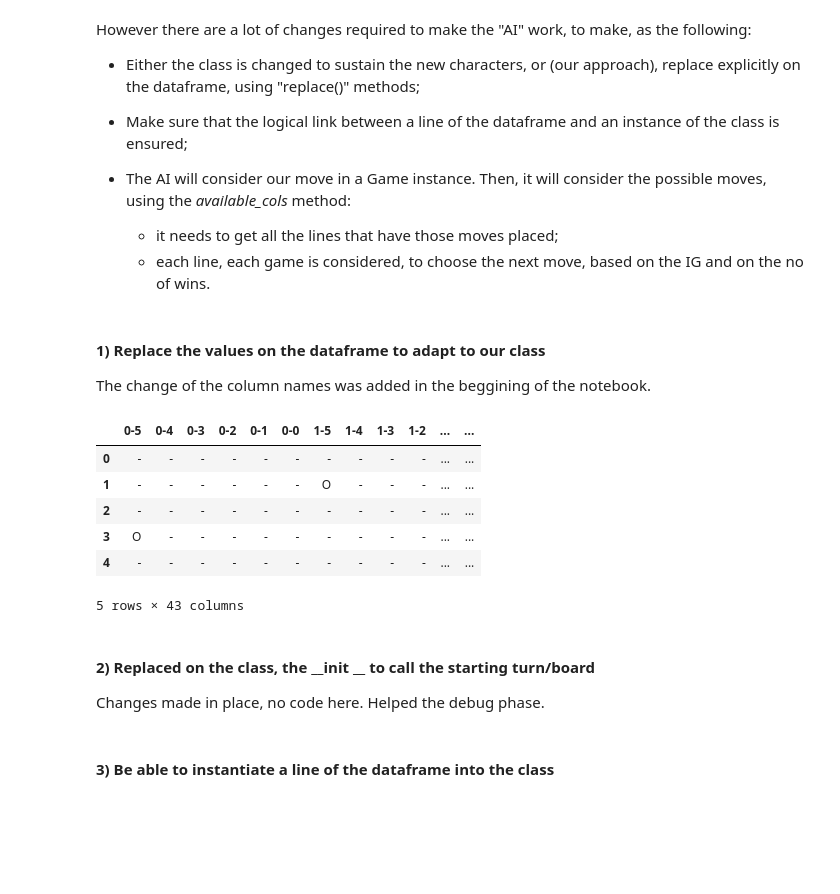
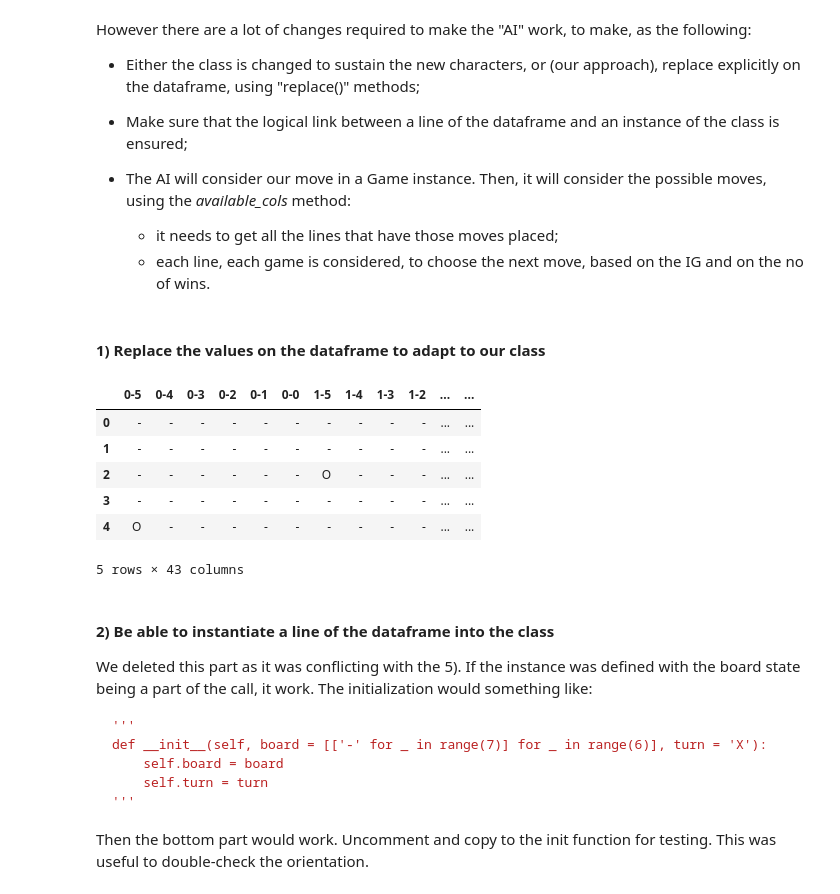
Before and after one commit to pmgfernandes04/ID3_Decision_Tree_Generator, a Jupyter notebook: IA_project.ipynb, the cells around one changed output. Drawn from its saved outputs; the diff is of its cells as text; code cells hidden in the pictures; blank space fills up the shorter version.

````diff
--- a/IA_project.ipynb
+++ b/IA_project.ipynb
@@ -1231,23 +1336,42 @@ However there are a lot of changes required to make the "AI" work, to make, as t
   - each line, each game is considered, to choose the next move, based on the IG and on the no of wins.
 # %% [markdown]
 #### 1) Replace the values on the dataframe to adapt to our class
-
-The change of the column names was added in the beggining of the notebook.
-# %%
-df4.replace({'o': 'O', 'x': 'X', 'b': '-'}, inplace=True)
-df4.drop('ID', axis=1, inplace=True)
-df4.head()
-# %% [output]
-|  | 0-5 | 0-4 | 0-3 | 0-2 | 0-1 | 0-0 | 1-5 | 1-4 | 1-3 | 1-2 | ... | ... |
-| 0 | - | - | - | - | - | - | - | - | - | - | ... | ... |
-| 1 | - | - | - | - | - | - | O | - | - | - | ... | ... |
-| 2 | - | - | - | - | - | - | - | - | - | - | ... | ... |
-| 3 | O | - | - | - | - | - | - | - | - | - | ... | ... |
-| 4 | - | - | - | - | - | - | - | - | - | - | ... | ... |
-5 rows × 43 columns
-# %% [markdown]
-#### 2) Replaced on the class, the __init __ to call the starting turn/board
-Changes made in place, no code here. Helped the debug phase.
-# %% [markdown]
-#### 3) Be able to instantiate a line of the dataframe into the class
+# %%
+import pandas as pd
+import numpy as np
+
+df4 = pd.read_csv('connect4.csv', header=None) # reload for a fresh start
+df4.replace({'o': 'O', 'x': 'X', 'b': '-'}, inplace=True)
+
+# Define the expected columns
+expected_columns = [f"{col}-{row}" for col in range(7) for row in range(5, -1, -1)] + ['result']
+
+# Check if the first column is an ID column (non-string data)
+if df4.iloc[:, 0].apply(lambda x: isinstance(x, int)).all():
+    df4.drop(columns=[0], inplace=True)
+    df4.columns = expected_columns
+else:
+    df4.columns = expected_columns
+
+df4.head()
+# %% [output]
+|  | 0-5 | 0-4 | 0-3 | 0-2 | 0-1 | 0-0 | 1-5 | 1-4 | 1-3 | 1-2 | ... | ... |
+| 0 | - | - | - | - | - | - | - | - | - | - | ... | ... |
+| 1 | - | - | - | - | - | - | - | - | - | - | ... | ... |
+| 2 | - | - | - | - | - | - | O | - | - | - | ... | ... |
+| 3 | - | - | - | - | - | - | - | - | - | - | ... | ... |
+| 4 | O | - | - | - | - | - | - | - | - | - | ... | ... |
+5 rows × 43 columns
+# %% [markdown]
+#### 2) Be able to instantiate a line of the dataframe into the class
+We deleted this part as it was conflicting with the 5). If the instance was defined with the board state being a part of the call, it work. The initialization would something like:
+
+```py
+'''
+def __init__(self, board = [['-' for _ in range(7)] for _ in range(6)], turn = 'X'):
+    self.board = board
+    self.turn = turn
+'''
+```
+Then the bottom part would work. Uncomment and copy to the init function for testing. This was useful to double-check the orientation.
 # %%
````
Also changed, not shown: parts of 14 cells of this notebook.
